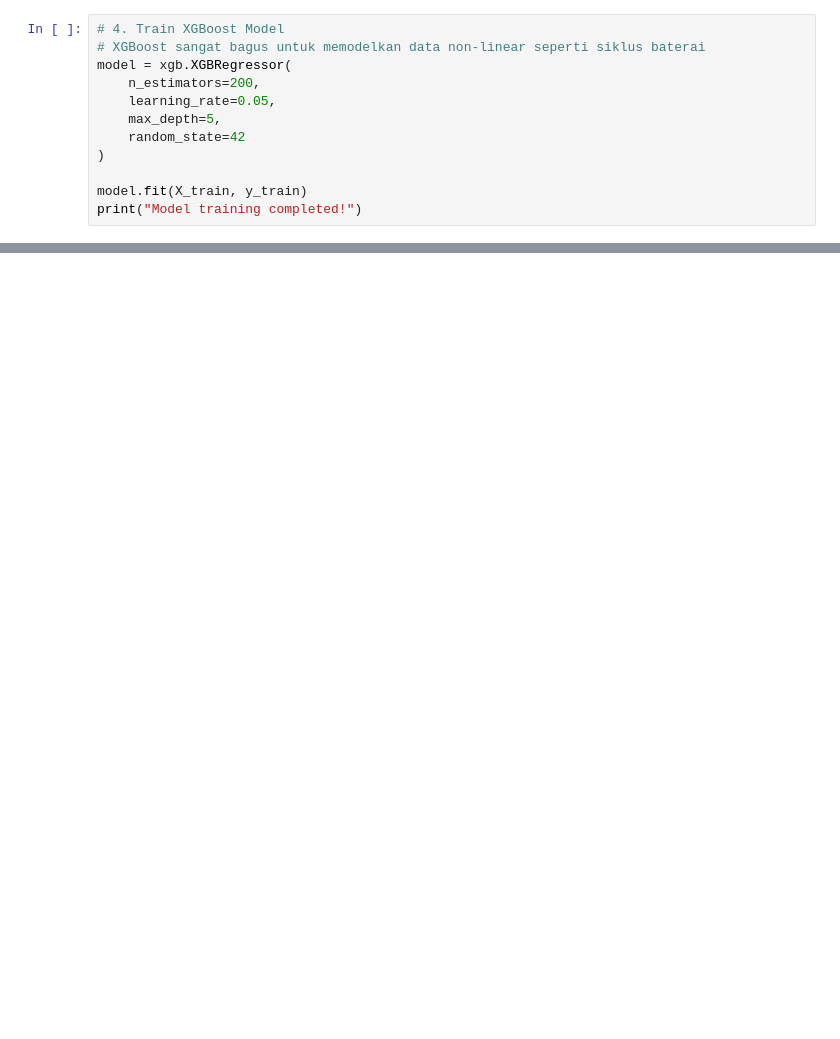
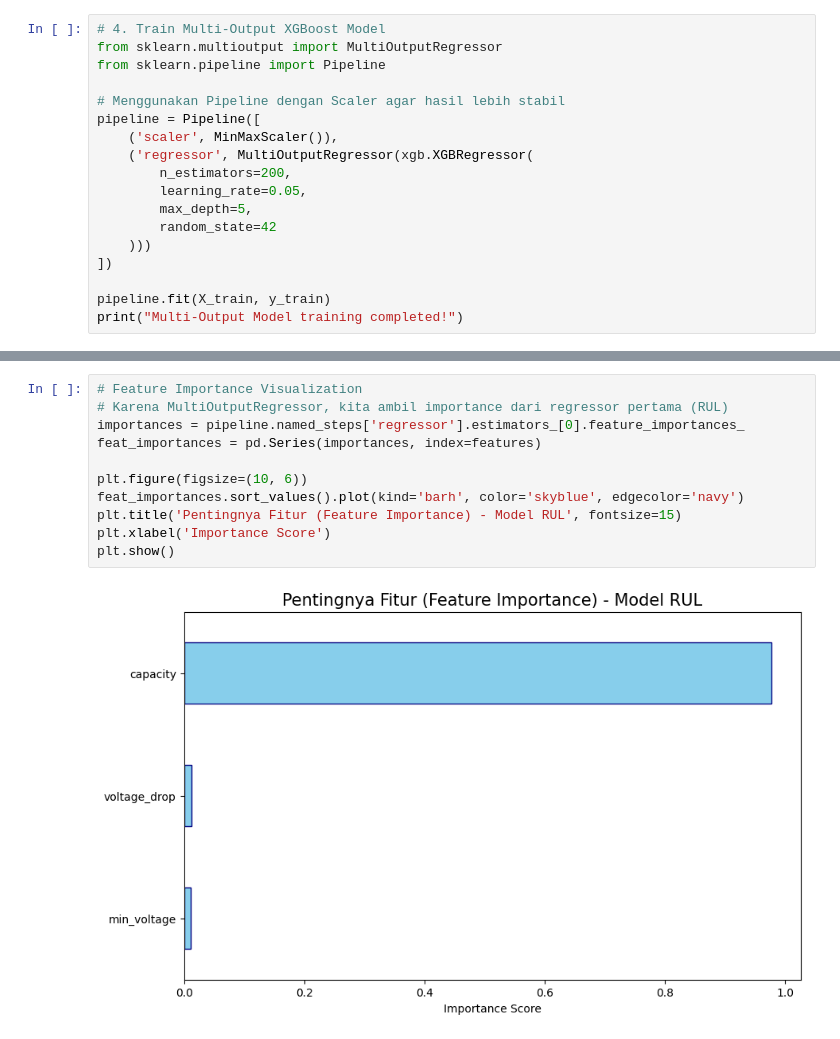
Before and after one commit to dantoriswana/Life-Cycle-Battery, a Jupyter notebook: notebook/battery_prediction.ipynb, the cells around one changed output, grey strips where cells are left out. Saved outputs shown, nothing was run; the diff lists cells and outputs as text; blank space fills up the shorter version.

```diff
--- a/notebook/battery_prediction.ipynb
+++ b/notebook/battery_prediction.ipynb
@@ -56,13 +88,19 @@ Testing data: (97, 4)
 # %%
-# 4. Train XGBoost Model
-# XGBoost sangat bagus untuk memodelkan data non-linear seperti siklus baterai
-model = xgb.XGBRegressor(
-    n_estimators=200,
-    learning_rate=0.05,
-    max_depth=5,
-    random_state=42
-)
+# 4. Train Multi-Output XGBoost Model
+from sklearn.multioutput import MultiOutputRegressor
+from sklearn.pipeline import Pipeline
 
-model.fit(X_train, y_train)
-print("Model training completed!")
+# Menggunakan Pipeline dengan Scaler agar hasil lebih stabil
+pipeline = Pipeline([
+    ('scaler', MinMaxScaler()),
+    ('regressor', MultiOutputRegressor(xgb.XGBRegressor(
+        n_estimators=200,
+        learning_rate=0.05,
+        max_depth=5,
+        random_state=42
+    )))
+])
+
+pipeline.fit(X_train, y_train)
+print("Multi-Output Model training completed!")
 # %% [output]
@@ -97,0 +170,13 @@ R-squared Score (R2): 0.9984
+# %%
+# Feature Importance Visualization
+# Karena MultiOutputRegressor, kita ambil importance dari regressor pertama (RUL)
+importances = pipeline.named_steps['regressor'].estimators_[0].feature_importances_
+feat_importances = pd.Series(importances, index=features)
+
+plt.figure(figsize=(10, 6))
+feat_importances.sort_values().plot(kind='barh', color='skyblue', edgecolor='navy')
+plt.title('Pentingnya Fitur (Feature Importance) - Model RUL', fontsize=15)
+plt.xlabel('Importance Score')
+plt.show()
+# %% [output]
+[figure, added]
```
Also changed, not shown: parts of 32 cells of this notebook, 20 other files.
